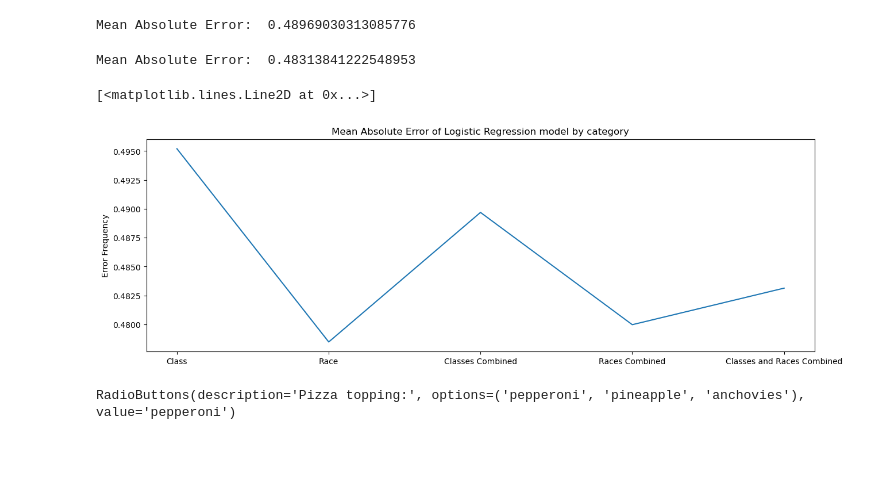
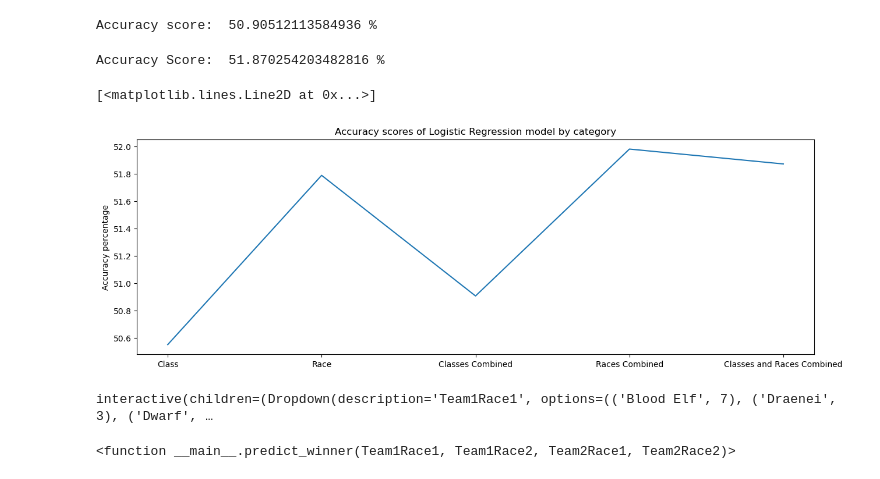
Before and after one commit to tlkroll/WoW-Stats, a Jupyter notebook: wowstats.ipynb, the cells around one changed output. Drawn from its saved outputs; the diff is of its cells as text; code cells hidden in the pictures; blank space fills up the shorter version.

```diff
--- a/wowstats.ipynb
+++ b/wowstats.ipynb
@@ -8,11 +8,13 @@ from sklearn.metrics import mean_absolute_error
 import numpy as np
 import ipywidgets as widgets
 
-df = pd.read_csv("results.csv", usecols=["match_id", "race", "cls", "winner"])
+df = pd.read_csv("results.csv", usecols=["player_id", "match_id", "race", "cls", "winner"])
 df2 = pd.read_csv("games.csv", usecols=["match_id", "game_type"])
 df3 = df2.merge(df, on="match_id")
 df_2v2 = df3.loc[df3["game_type"] == "2v2"]
 LR = linear_model.LogisticRegression()
 le = LabelEncoder()
 encoded_df = df_2v2[df_2v2.columns[:]].apply(le.fit_transform)
+merged_df = df_2v2.merge(df_2v2, how="inner", on=["match_id", "winner"])
+encoded_merged_df = merged_df[merged_df.columns[:]].apply(le.fit_transform)
 # %%
@@ -159,6 +78,6 @@ X_train, X_valid, y_train, y_valid = train_test_split(X, y, train_size=0.8, test
 LR.fit(X_train, y_train)
 
 preds_valid=LR.predict(X_valid)
-combined_race_score_valid=mean_absolute_error(y_valid,preds_valid)
-print("Mean Absolute Error: ", combined_race_score_valid)
+combined_race_score_valid=metrics.accuracy_score(y_valid,preds_valid) * 100
+print("Accuracy score: ", combined_race_score_valid, "%")
 # %% [output]
@@ -170,10 +89,10 @@ X_train, X_valid, y_train, y_valid = train_test_split(X, y, train_size=0.8, test
 LR.fit(X_train, y_train)
 
 preds_valid=LR.predict(X_valid)
-combined_class_score_valid=mean_absolute_error(y_valid,preds_valid)
-print("Mean Absolute Error: ", combined_class_score_valid)
+combined_class_score_valid=metrics.accuracy_score(y_valid,preds_valid) * 100
+print("Accuracy score: ", combined_class_score_valid, "%")
 # %% [output]
-Mean Absolute Error:  0.48969030313085776
+Accuracy score:  50.90512113584936 %
 # %%
 y = encoded_merged_df["winner"]
 X = encoded_merged_df[["race_x", "race_y", "cls_x", "cls_y"]]
@@ -181,26 +100,66 @@ X_train, X_valid, y_train, y_valid = train_test_split(X, y, train_size=0.8, test
 LR.fit(X_train, y_train)
 
 preds_valid=LR.predict(X_valid)
-combined_race_class_score_valid=mean_absolute_error(y_valid,preds_valid)
-print("Mean Absolute Error: ", combined_race_class_score_valid)
+combined_race_class_score_valid=metrics.accuracy_score(y_valid,preds_valid) * 100
+print("Accuracy Score: ", combined_race_class_score_valid, "%")
 # %% [output]
-Mean Absolute Error:  0.48313841222548953
+Accuracy Score:  51.870254203482816 %
 # %%
 x = list(range(0, 5))
 y = class_score_valid, race_score_valid, combined_class_score_valid, combined_race_score_valid, combined_race_class_score_valid
+
 plt.figure().set_figwidth(15)
-plt.title("Mean Absolute Error of Logistic Regression model by category")
+plt.title("Accuracy scores of Logistic Regression model by category")
 plt.xticks((0, 1, 2, 3, 4), ("Class", "Race", "Classes Combined", "Races Combined", "Classes and Races Combined"))
-plt.ylabel("Error Frequency")
+plt.ylabel("Accuracy percentage")
 plt.plot(x, y)
 # %% [output]
 [<matplotlib.lines.Line2D at 0x...>]
-[figure, old version]
+[figure, new version]
 # %%
-widgets.Dropdown(
-    options=[('One', 1), ('Two', 2), ('Three', 3)],
-    value=2,
-    description='Number:',
-)
+y = encoded_merged_df["winner"]
+X = encoded_merged_df[["race_x", "race_y"]]
+X_train, X_valid, y_train, y_valid = train_test_split(X, y, train_size=0.8, test_size=0.2)
+LR.fit(X_train.values, y_train)
+
+def avg_race_wins(race):
+    race_no = encoded_df[encoded_df["race"] == race]
+    race_count = encoded_df["race"].value_counts()[race]
+    race_win_avg = (race_no["winner"].value_counts()[1]) / race_count
+    return race_win_avg
+
+def predict_winner(Team1Race1, Team1Race2, Team2Race1, Team2Race2):
+    team_1_result = LR.predict([[Team1Race1, Team1Race2]])
+    team_2_result = LR.predict([[Team2Race1, Team2Race2]])
+    if (team_1_result > team_2_result):
+        print("Team 1 will win")
+    elif (team_1_result < team_2_result):
+        print("Team 2 will win")
+    else:
+        if ((avg_race_wins(Team1Race1)) + (avg_race_wins(Team1Race2))) > ((avg_race_wins(Team2Race1)) + (avg_race_wins(Team2Race2))):
+            print("Team 1 will win")
+        else:
+            print("Team 2 will win")
+    return
+
+predict_layout = widgets.interact_manual.options(manual_name="Predict Winner")
+predict_layout(predict_winner, Team1Race1=[("Blood Elf", 7), ("Draenei", 3), ("Dwarf", 6), ("Gnome", 8),
+                                                                            ("Goblin", 9), ("Human", 5), ("Night Elf", 11), ("Orc", 10),
+                                                                            ("Pandaren", 12), ("Tauren", 1), ("Troll", 0), ("Undead", 4),
+                                                                            ("Worgen", 2)],
+               Team1Race2=[("Blood Elf", 7), ("Draenei", 3), ("Dwarf", 6), ("Gnome", 8),
+                                                                            ("Goblin", 9), ("Human", 5), ("Night Elf", 11), ("Orc", 10),
+                                                                            ("Pandaren", 12), ("Tauren", 1), ("Troll", 0), ("Undead", 4),
+                                                                            ("Worgen", 2)],
+               Team2Race1=[("Blood Elf", 7), ("Draenei", 3), ("Dwarf", 6), ("Gnome", 8),
+                                                                            ("Goblin", 9), ("Human", 5), ("Night Elf", 11), ("Orc", 10),
+                                                                            ("Pandaren", 12), ("Tauren", 1), ("Troll", 0), ("Undead", 4),
+                                                                            ("Worgen", 2)],
+               Team2Race2=[("Blood Elf", 7), ("Draenei", 3), ("Dwarf", 6), ("Gnome", 8),
+                                                                            ("Goblin", 9), ("Human", 5), ("Night Elf", 11), ("Orc", 10),
+                                                                            ("Pandaren", 12), ("Tauren", 1), ("Troll", 0), ("Undead", 4),
+                                                                            ("Worgen", 2)]
+              )
 # %% [output]
-RadioButtons(description='Pizza topping:', options=('pepperoni', 'pineapple', 'anchovies'), value='pepperoni')
+interactive(children=(Dropdown(description='Team1Race1', options=(('Blood Elf', 7), ('Draenei', 3), ('Dwarf', …
+<function __main__.predict_winner(Team1Race1, Team1Race2, Team2Race1, Team2Race2)>
```
Also changed, not shown: parts of 4 cells of this notebook.
